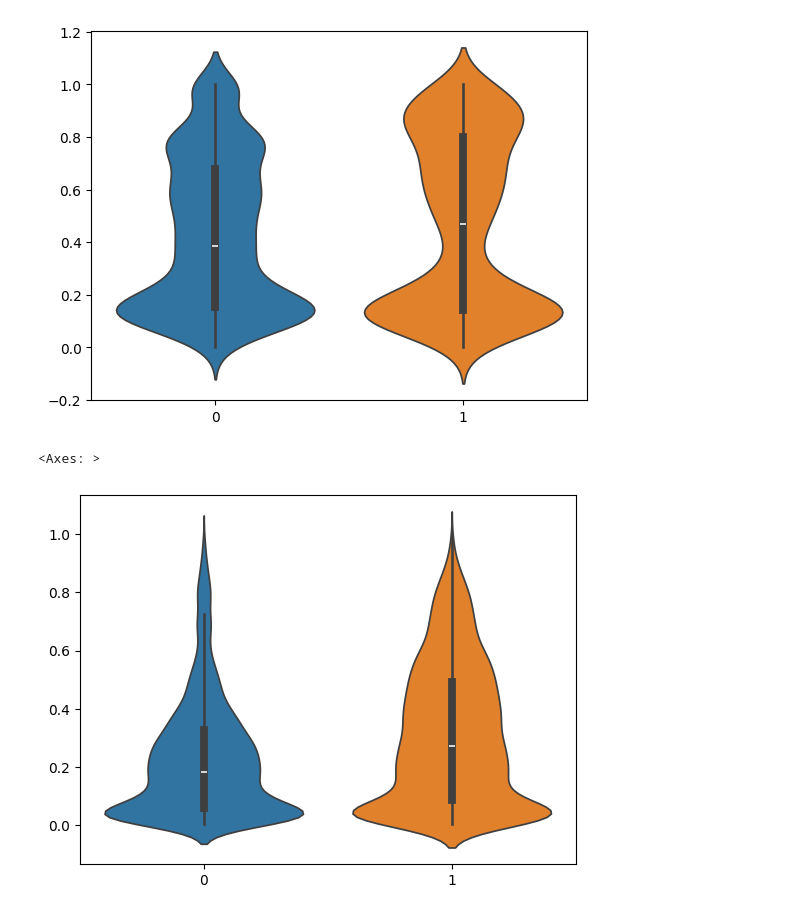
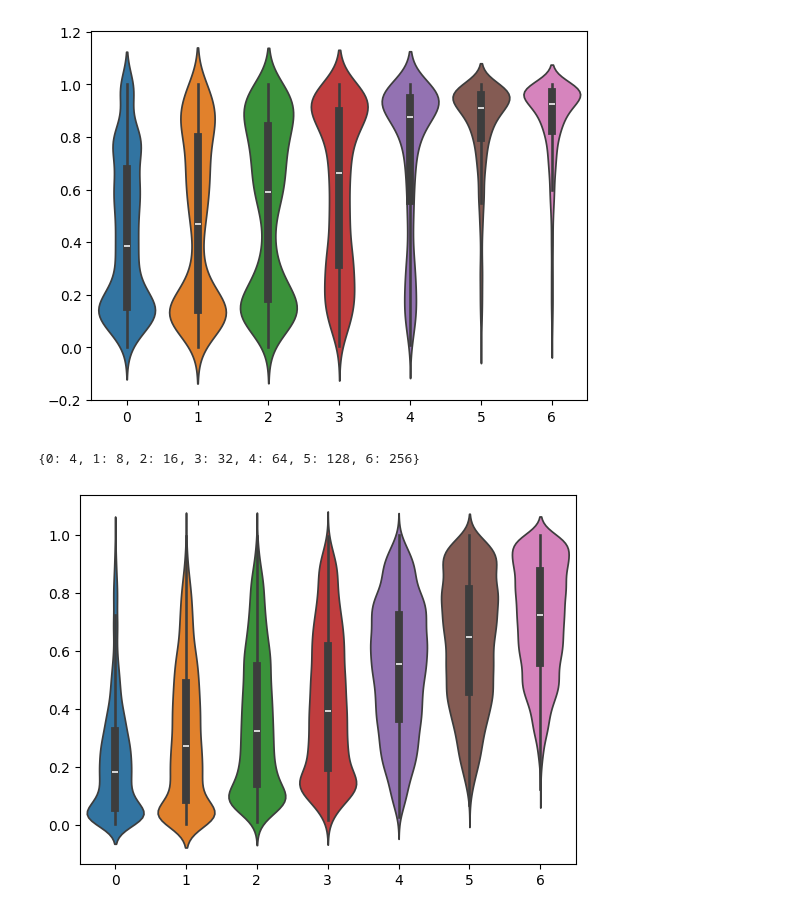
Before and after one commit to egerc/spatial_transcript_inference, a Jupyter notebook: run.ipynb, the cells around one changed output. Drawn from its saved outputs; the diff is of its cells as text; code cells hidden in the pictures.

```diff
--- a/run.ipynb
+++ b/run.ipynb
@@ -52,3 +52,6 @@ shared_genes_mask = np.isin(adata_sc.var_names, adata_sp.var_names)
 shared_genes = list(adata_sc[:, shared_genes_mask].var_names)
 X_sp = adata_sp[:, shared_genes].X.toarray().copy()
 X_sc = adata_sc.X.toarray().copy()
+# %%
+
+n_components_range = [2 ** x for x in range(2, 9)]
@@ -55,21 +63,23 @@ X_sc = adata_sc.X.toarray().copy()
 # %%
-n_components_range = [2 ** x for x in range(2, 4)]
 test = {n_components: (non_negative_factorization(X_sc, n_components=n_components)) for n_components in tqdm(n_components_range)}
 sns.violinplot([cosine_similarity_rows(X_sc[:, shared_genes_mask], nmf_res[0] @ nmf_res[1][:, shared_genes_mask]) for nmf_res in test.values()])
 
-with open("nmf_test_results.pkl", "wb") as f:
+with open(f"nmf_test_results_{n_components_range}.pkl", "wb") as f:
     pickle.dump(test, f)
 # %% [output]
-[figure, old version]
+[figure, new version]
+# %%
+{i: n_components for i, n_components in enumerate(n_components_range)}
+# %% [output]
+{0: 4, 1: 8, 2: 16, 3: 32, 4: 64, 5: 128, 6: 256}
 # %%
 test2 = {n_components: non_negative_factorization(X_sp, H=nmf_res[1][:, shared_genes_mask], update_H=False, init="custom") for n_components, nmf_res in tqdm(test.items())}
 sns.violinplot([cosine_similarity_rows(X_sp, x[0] @ x[1]) for x in test2.values()])
 
-with open("nmf_test2_results.pkl", "wb") as f:
+with open(f"nmf_test2_results_{n_components_range}.pkl", "wb") as f:
     pickle.dump(test2, f)
 # %% [output]
-<Axes: >
-[figure, old version]
+[figure, new version]
 # %%
 test3 = {n_components: functools.reduce(lambda a, b: np.hstack([a, b]), [(lambda x: x[0] @ nmf_res[1][:, shared_genes_mask])(non_negative_factorization(X_sp[:, ~np.isin(shared_genes, gene)], H=nmf_res[1][:, shared_genes_mask][:, ~np.isin(shared_genes, gene)], update_H=False, init="custom"))[:, np.isin(shared_genes, gene)] for gene in shared_genes]) for n_components, nmf_res in tqdm(test.items())}
 sns.violinplot([cosine_similarity_rows(X_sp, x_r) for x_r in test3.values()])
```
Also changed, not shown: parts of 2 cells of this notebook.
